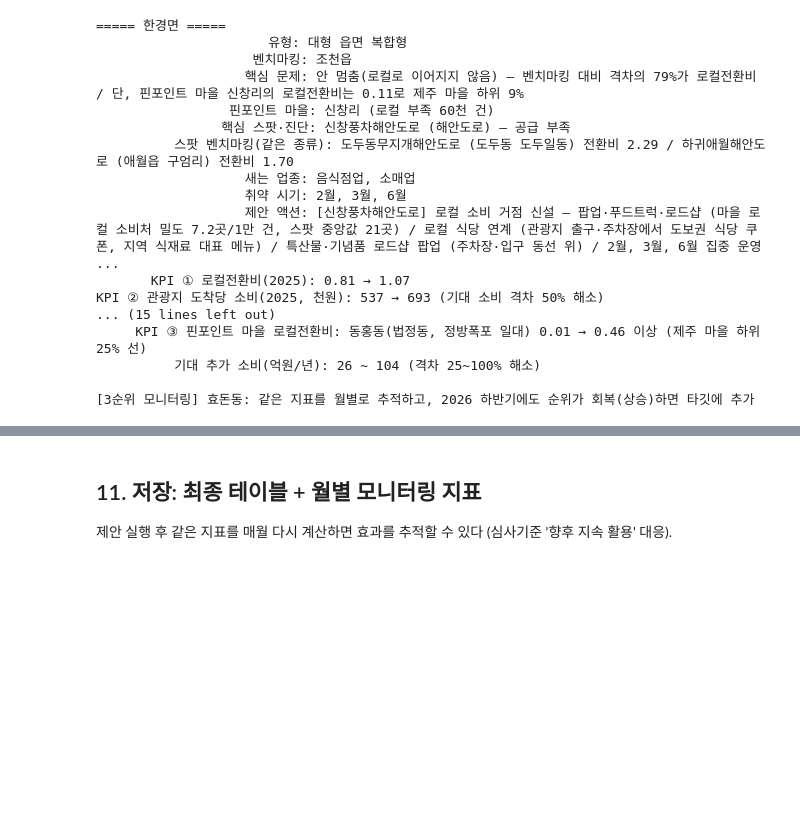
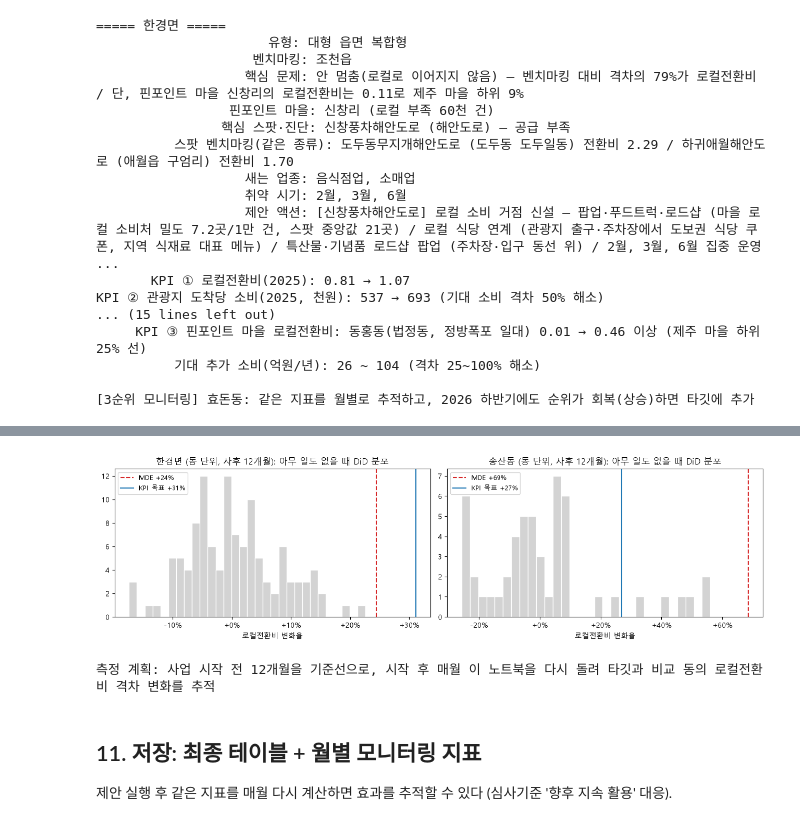
Before and after one commit to DGU-BAF/BAF-26-2-marketing, a Jupyter notebook: 제주_통과형_v5_통합분석.ipynb, the cells around one changed output, grey strips where cells are left out. Saved outputs shown, nothing was run; the diff lists cells and outputs as text; code cells hidden in the pictures; blank space fills up the shorter version.

```diff
--- a/제주_통과형_v5_통합분석.ipynb
+++ b/제주_통과형_v5_통합분석.ipynb
@@ -1343,0 +1352,71 @@ KPI ② 관광지 도착당 소비(2025, 천원): 537 → 693 (기대 소비 격
+# %%
+PRE = 12
+conv_m = (loc_m_all / attr_m).unstack()[list(T.index)]
+LC = np.log(conv_m.where(conv_m > 0))
+months_all = list(LC.index)
+
+# 마을 단위 월별 로컬전환비 (관광지 도착 5천 건 이상 마을)
+pm = p.assign(attr=np.where(p['그룹'].isin(ATTR_G), p['관광객도착'], 0), loc=np.where(p['그룹'].isin(LOCAL_G), p['관광객도착'], 0))
+vm = pm.groupby(['월', '읍면동명', '핀단위'])[['attr', 'loc']].sum()
+big_v = pin_all.index[pin_all['관광지도착'] >= 5000]
+vm = vm[vm.index.droplevel(0).isin(big_v)]
+LV = np.log((vm['loc'] / vm['attr']).where((vm['attr'] > 0) & (vm['loc'] > 0))).unstack([1, 2])
+
+def did(s_t, s_c, start, post):
+    i = months_all.index(start)
+    gap = s_t - s_c
+    pre_, post_ = gap.iloc[i - PRE:i], gap.iloc[i:i + post]
+    if pre_.isna().sum() > 2 or post_.isna().sum() > 1 or len(post_) < post:
+        return np.nan
+    return post_.mean() - pre_.mean()
+
+def placebo(mat, fakes, ctrl, post):
+    starts = months_all[PRE:len(months_all) - post + 1]
+    est = []
+    for fk in fakes:
+        cs = [c_ for c_ in ctrl if c_ != fk]
+        c_mean = mat[cs].mean(axis=1)
+        est += [did(mat[fk], c_mean, s_, post) for s_ in starts]
+    return pd.Series(est).dropna()
+
+mde_rows, placebo_all = [], {}
+pass_v = [c_ for c_ in LV.columns if c_[0] in PASS]
+for tgt in FINAL:
+    ty = T.at[tgt, '유형']
+    ctrl_d = [n for n in T.index[T['유형'] == ty] if n not in PASS]
+    pool_d = [n for n in T.index[T['유형'] == ty] if n != tgt]
+    pin_ = PIN.loc[tgt].sort_values('기준 대비 로컬 부족(도착 수)', ascending=False).index[0]
+    ctrl_v = [c_ for c_ in LV.columns if c_ not in pass_v]
+    goal_d = Y25.at[BENCH[tgt], '로컬전환비'] / Y25.at[tgt, '로컬전환비'] - 1
+    goal_v = pin_q25 / PIN.at[(tgt, pin_), '로컬전환비'] - 1
+    for post in (6, 12):
+        for level, mat, fakes, ctrl, goal, unit in [('동', LC, pool_d, ctrl_d, goal_d, f'{tgt} 전체'),
+                                                    ('핀포인트 마을', LV, ctrl_v, ctrl_v, goal_v, (f'{TGT_SPOT[tgt]["목적지명"]} 일대 마을' if pin_ in DONGS else f'{pin_} 마을'))]:
+            est = placebo(mat, fakes, ctrl, post)
+            if level == '동' and post == 12:
+                placebo_all[tgt] = est
+            mde = np.exp(2.8 * est.std()) - 1
+            mde_rows.append({'타깃': tgt, '측정 단위': unit, '수준': level, '사후 기간(개월)': post, '플라시보 수': len(est),
+                             'MDE': mde, 'KPI 목표 변화': goal, '검출 가능': goal >= mde})
+MDE = pd.DataFrame(mde_rows)
+print(MDE.round(2).to_string(index=False))
+for tgt in FINAL:
+    ok_ = MDE[(MDE['타깃'] == tgt) & MDE['검출 가능']]
+    best = ok_.sort_values('사후 기간(개월)').iloc[0] if len(ok_) else None
+    print(f"{tgt}: " + (f"{best['측정 단위']} 기준 {best['사후 기간(개월)']}개월이면 KPI 목표(+{best['KPI 목표 변화']:.0%})가 우연(MDE +{best['MDE']:.0%})과 구분됨"
+                         if best is not None else '설계한 조합으로는 검출이 어려움'))
+
+fig, ax = plt.subplots(1, len(FINAL), figsize=(6.5 * len(FINAL), 3.8), squeeze=False)
+for i, tgt in enumerate(FINAL):
+    e = placebo_all[tgt]
+    r_ = MDE[(MDE['타깃'] == tgt) & (MDE['수준'] == '동') & (MDE['사후 기간(개월)'] == 12)].iloc[0]
+    ax[0, i].hist(np.exp(e) - 1, bins=30, color='lightgray', edgecolor='white')
+    ax[0, i].axvline(r_['MDE'], color='tab:red', ls='--', label=f"MDE +{r_['MDE']:.0%}")
+    ax[0, i].axvline(r_['KPI 목표 변화'], color='tab:blue', label=f"KPI 목표 +{r_['KPI 목표 변화']:.0%}")
+    ax[0, i].set_title(f'{tgt} (동 단위, 사후 12개월): 아무 일도 없을 때 DiD 분포')
+    ax[0, i].set_xlabel('로컬전환비 변화율'); ax[0, i].legend(fontsize=9)
+    ax[0, i].xaxis.set_major_formatter(plt.FuncFormatter(lambda v_, _: f'{v_:+.0%}'))
+plt.tight_layout(); save(fig, '09_효과측정_플라시보.png'); plt.show()
+MDE.to_csv(os.path.join(OUT_DIR, 'v5_효과측정_MDE.csv'), index=False, encoding='utf-8-sig')
+print('\n측정 계획: 사업 시작 전 12개월을 기준선으로, 시작 후 매월 이 노트북을 다시 돌려 타깃과 비교 동의 로컬전환비 격차 변화를 추적')
+# %% [output]
@@ -1344,3 +1434,5 @@ KPI ② 관광지 도착당 소비(2025, 천원): 537 → 693 (기대 소비 격
+[figure, added]
+측정 계획: 사업 시작 전 12개월을 기준선으로, 시작 후 매월 이 노트북을 다시 돌려 타깃과 비교 동의 로컬전환비 격차 변화를 추적
 # %% [markdown]
 ## 11. 저장: 최종 테이블 + 월별 모니터링 지표
 제안 실행 후 같은 지표를 매월 다시 계산하면 효과를 추적할 수 있다 (심사기준 '향후 지속 활용' 대응).
```
Also changed, not shown: parts of 5 cells of this notebook, 15 other files.
